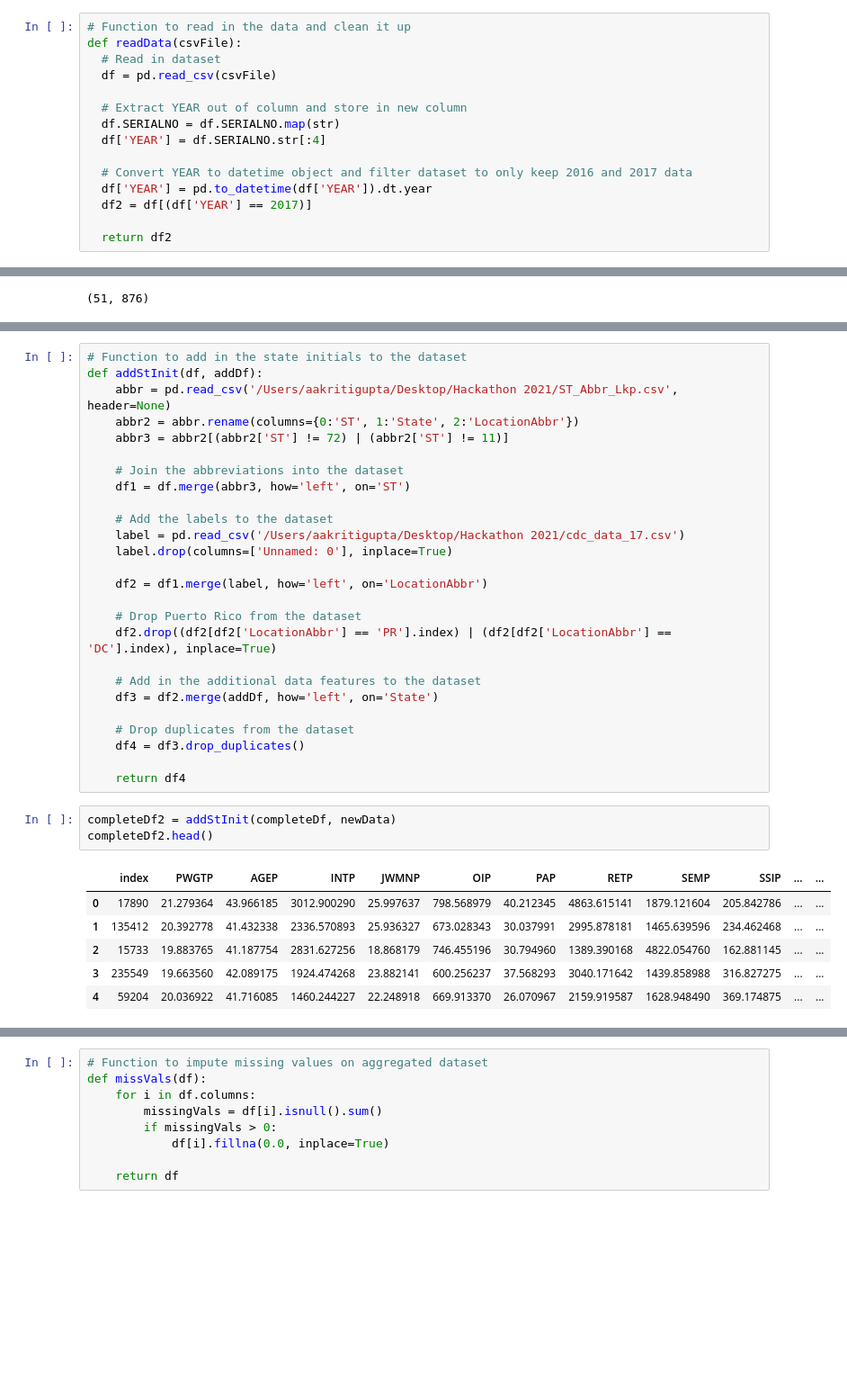
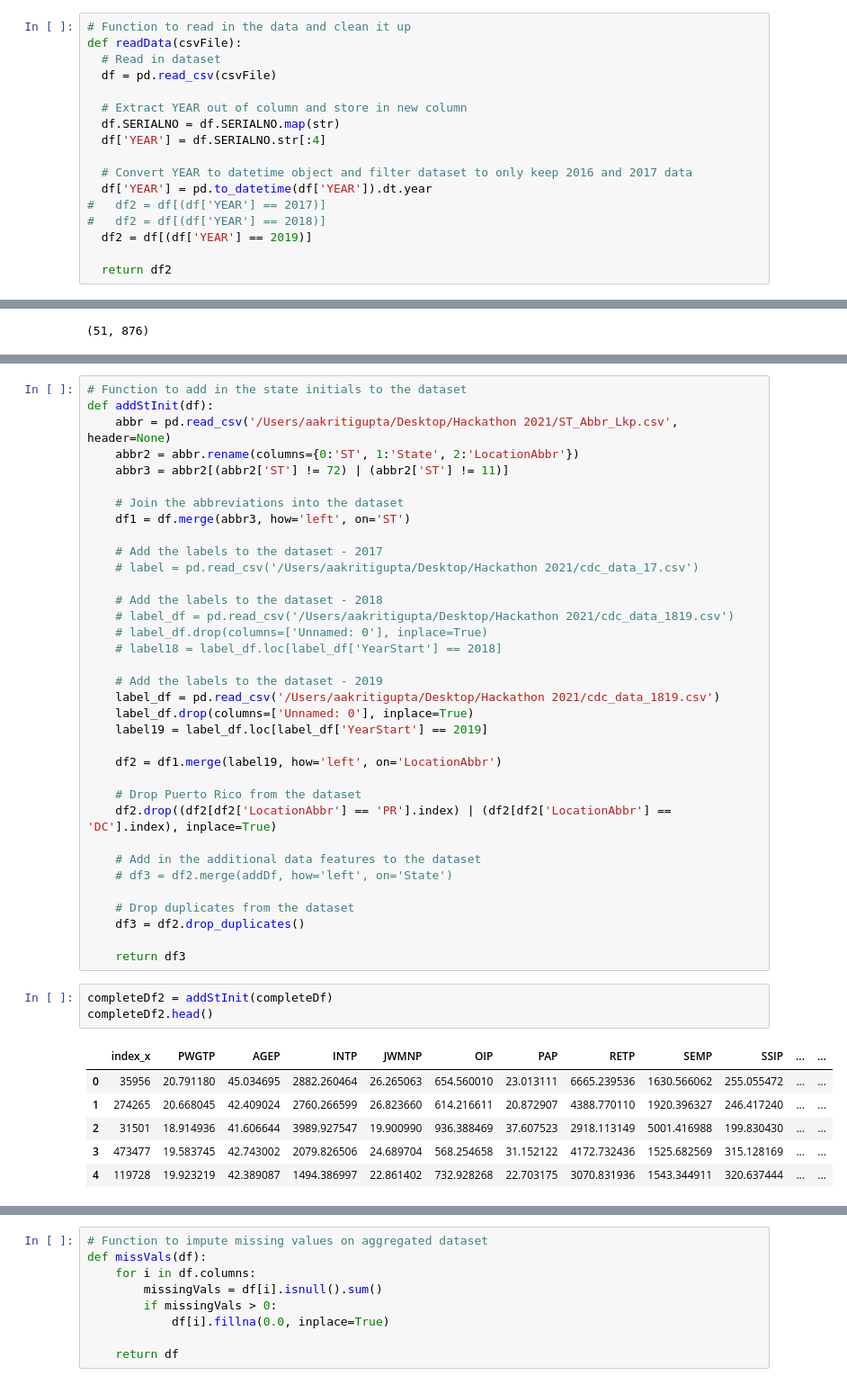
Before and after one commit to aagupta/MentSea, a Jupyter notebook: PrepValSet.ipynb, the cells around one changed output, grey strips where cells are left out. Shown at 90% size. Cells and saved outputs as stored; diff of their text form; blank space fills up the shorter version.

```diff
--- a/PrepValSet.ipynb
+++ b/PrepValSet.ipynb
@@ -29,7 +29,9 @@ def readData(csvFile):
 
   # Convert YEAR to datetime object and filter dataset to only keep 2016 and 2017 data
   df['YEAR'] = pd.to_datetime(df['YEAR']).dt.year
-  df2 = df[(df['YEAR'] == 2017)]
+#   df2 = df[(df['YEAR'] == 2017)]
+#   df2 = df[(df['YEAR'] == 2018)]
+  df2 = df[(df['YEAR'] == 2019)]
 
   return df2
 # %%
@@ -286,6 +281,6 @@ newData.head()
 # %%
 # Function to add in the state initials to the dataset
-def addStInit(df, addDf):
+def addStInit(df):
     abbr = pd.read_csv('/Users/aakritigupta/Desktop/Hackathon 2021/ST_Abbr_Lkp.csv', header=None)
     abbr2 = abbr.rename(columns={0:'ST', 1:'State', 2:'LocationAbbr'})
     abbr3 = abbr2[(abbr2['ST'] != 72) | (abbr2['ST'] != 11)]
@@ -293,29 +288,38 @@ def addStInit(df, addDf):
     # Join the abbreviations into the dataset
     df1 = df.merge(abbr3, how='left', on='ST')
 
-    # Add the labels to the dataset
-    label = pd.read_csv('/Users/aakritigupta/Desktop/Hackathon 2021/cdc_data_17.csv')
-    label.drop(columns=['Unnamed: 0'], inplace=True)
+    # Add the labels to the dataset - 2017
+    # label = pd.read_csv('/Users/aakritigupta/Desktop/Hackathon 2021/cdc_data_17.csv')
 
-    df2 = df1.merge(label, how='left', on='LocationAbbr')
+    # Add the labels to the dataset - 2018
+    # label_df = pd.read_csv('/Users/aakritigupta/Desktop/Hackathon 2021/cdc_data_1819.csv')
+    # label_df.drop(columns=['Unnamed: 0'], inplace=True)
+    # label18 = label_df.loc[label_df['YearStart'] == 2018]
+
+    # Add the labels to the dataset - 2019
+    label_df = pd.read_csv('/Users/aakritigupta/Desktop/Hackathon 2021/cdc_data_1819.csv')
+    label_df.drop(columns=['Unnamed: 0'], inplace=True)
+    label19 = label_df.loc[label_df['YearStart'] == 2019]
+
+    df2 = df1.merge(label19, how='left', on='LocationAbbr')
 
     # Drop Puerto Rico from the dataset
     df2.drop((df2[df2['LocationAbbr'] == 'PR'].index) | (df2[df2['LocationAbbr'] == 'DC'].index), inplace=True)
 
     # Add in the additional data features to the dataset
-    df3 = df2.merge(addDf, how='left', on='State')
+    # df3 = df2.merge(addDf, how='left', on='State')
 
     # Drop duplicates from the dataset
-    df4 = df3.drop_duplicates()
+    df3 = df2.drop_duplicates()
 
-    return df4
+    return df3
 # %%
-completeDf2 = addStInit(completeDf, newData)
+completeDf2 = addStInit(completeDf)
 completeDf2.head()
 # %% [output]
-|  | index | PWGTP | AGEP | INTP | JWMNP | OIP | PAP | RETP | SEMP | SSIP | ... | ... |
-| 0 | 17890 | 21.279364 | 43.966185 | 3012.900290 | 25.997637 | 798.568979 | 40.212345 | 4863.615141 | 1879.121604 | 205.842786 | ... | ... |
-| 1 | 135412 | 20.392778 | 41.432338 | 2336.570893 | 25.936327 | 673.028343 | 30.037991 | 2995.878181 | 1465.639596 | 234.462468 | ... | ... |
-| 2 | 15733 | 19.883765 | 41.187754 | 2831.627256 | 18.868179 | 746.455196 | 30.794960 | 1389.390168 | 4822.054760 | 162.881145 | ... | ... |
-| 3 | 235549 | 19.663560 | 42.089175 | 1924.474268 | 23.882141 | 600.256237 | 37.568293 | 3040.171642 | 1439.858988 | 316.827275 | ... | ... |
-| 4 | 59204 | 20.036922 | 41.716085 | 1460.244227 | 22.248918 | 669.913370 | 26.070967 | 2159.919587 | 1628.948490 | 369.174875 | ... | ... |
+|  | index_x | PWGTP | AGEP | INTP | JWMNP | OIP | PAP | RETP | SEMP | SSIP | ... | ... |
+| 0 | 35956 | 20.791180 | 45.034695 | 2882.260464 | 26.265063 | 654.560010 | 23.013111 | 6665.239536 | 1630.566062 | 255.055472 | ... | ... |
+| 1 | 274265 | 20.668045 | 42.409024 | 2760.266599 | 26.823660 | 614.216611 | 20.872907 | 4388.770110 | 1920.396327 | 246.417240 | ... | ... |
+| 2 | 31501 | 18.914936 | 41.606644 | 3989.927547 | 19.900990 | 936.388469 | 37.607523 | 2918.113149 | 5001.416988 | 199.830430 | ... | ... |
+| 3 | 473477 | 19.583745 | 42.743002 | 2079.826506 | 24.689704 | 568.254658 | 31.152122 | 4172.732436 | 1525.682569 | 315.128169 | ... | ... |
+| 4 | 119728 | 19.923219 | 42.389087 | 1494.386997 | 22.861402 | 732.928268 | 22.703175 | 3070.831936 | 1543.344911 | 320.637444 | ... | ... |
```
Also changed, not shown: parts of 13 cells of this notebook.
